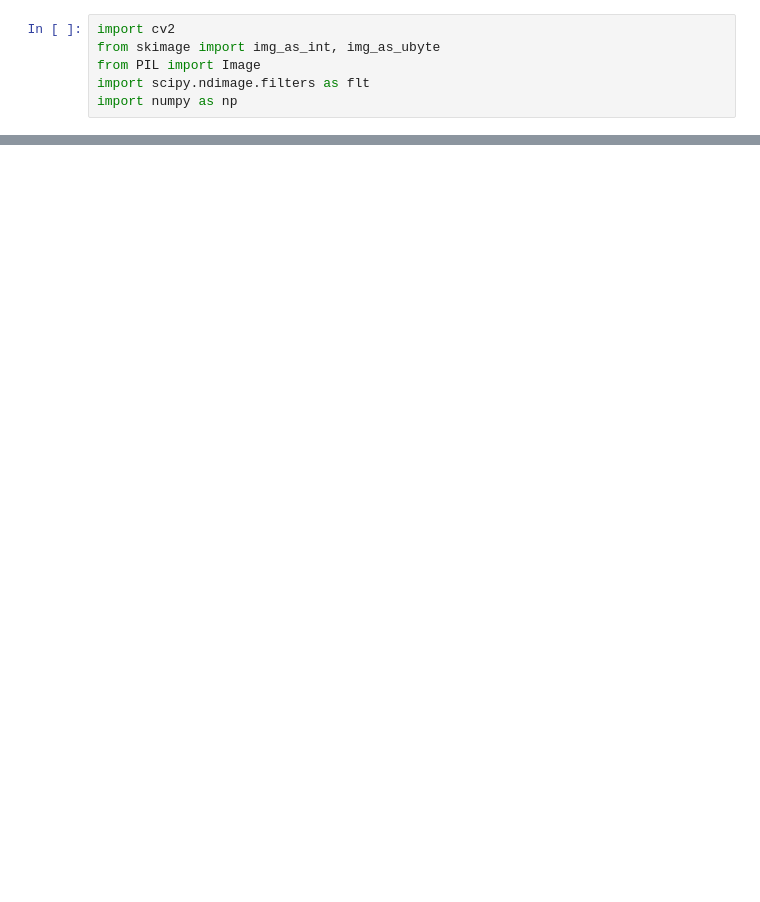
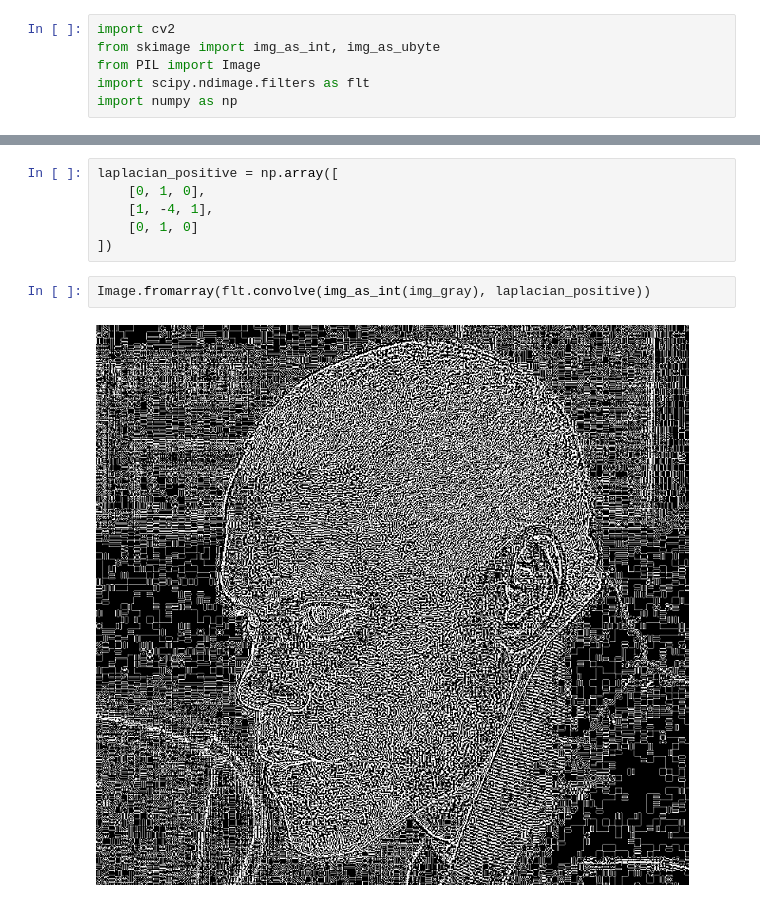
Before and after one commit to DichotoMe/Introduction-to-graphics, a Jupyter notebook: laplacian_edge_detection.ipynb, the cells around one changed output, grey strips where cells are left out. Drawn from its saved outputs; the diff is of its cells as text; blank space fills up the shorter version.

```diff
--- a/laplacian_edge_detection.ipynb
+++ b/laplacian_edge_detection.ipynb
@@ -14,0 +19,10 @@ Image.fromarray(laplacian)
+# %%
+laplacian_positive = np.array([
+    [0, 1, 0],
+    [1, -4, 1],
+    [0, 1, 0]
+])
+# %%
+Image.fromarray(flt.convolve(img_as_int(img_gray), laplacian_positive))
+# %% [output]
+[figure, added]
```
Also changed, not shown: parts of 4 cells of this notebook, 1 other file.
